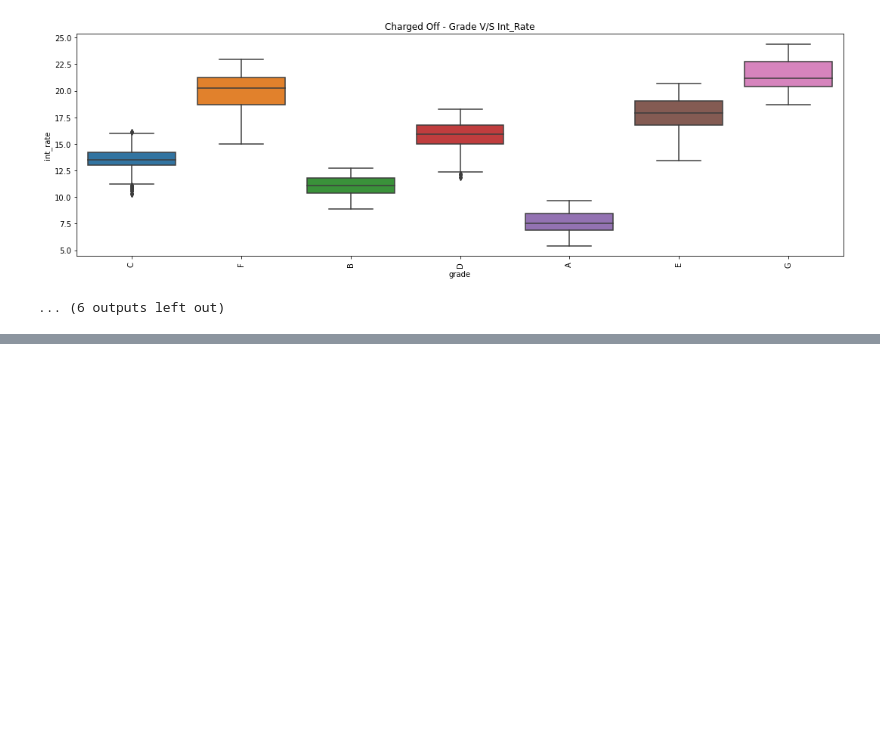
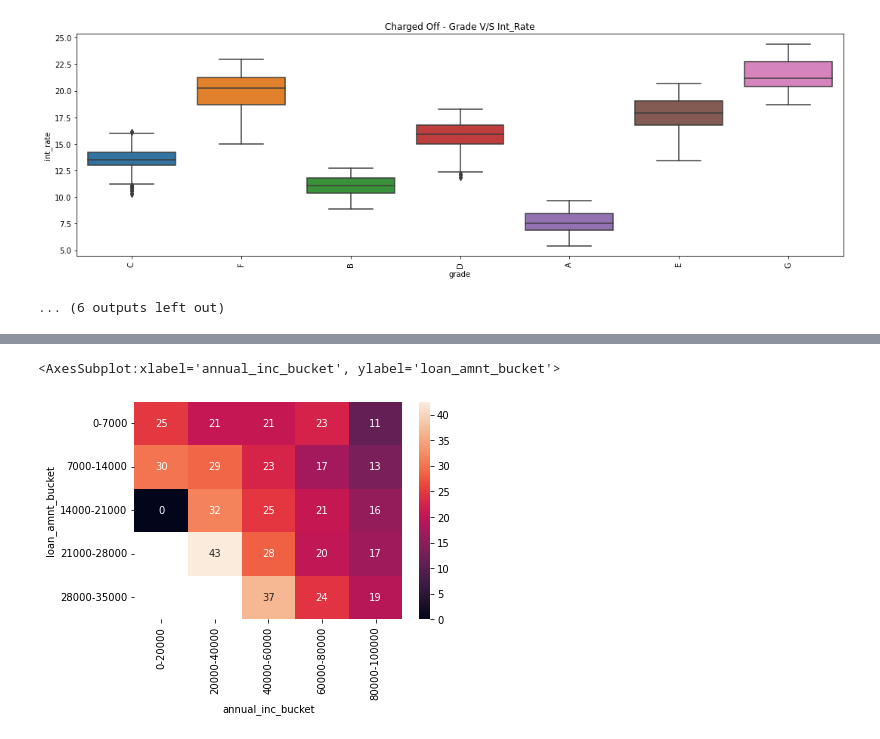
Before and after one commit to priyesh-shah/LendingClubCaseStudy, a Jupyter notebook: Group_Priyesh_Kailash_Shah.ipynb, the cells around one changed output, grey strips where cells are left out. Drawn from its saved outputs; the diff is of its cells as text; code cells hidden in the pictures; blank space fills up the shorter version.

```diff
--- a/Group_Priyesh_Kailash_Shah.ipynb
+++ b/Group_Priyesh_Kailash_Shah.ipynb
@@ -665,0 +714,6 @@ plotBoxChart('delinq_2yrs','int_rate')
+# %%
+result3 = pd.pivot_table(data=result1,index='loan_amnt_bucket',columns='annual_inc_bucket',values='% Charged Off')
+sns.heatmap(result3,annot=True)
+# %% [output]
+<AxesSubplot:xlabel='annual_inc_bucket', ylabel='loan_amnt_bucket'>
+[figure, added]
```
Also changed, not shown: parts of 21 cells of this notebook, 1 other file.
